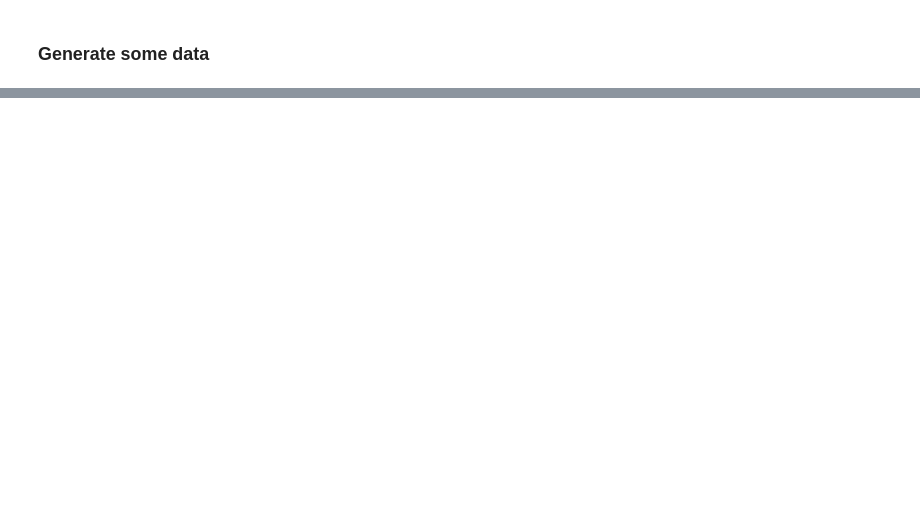
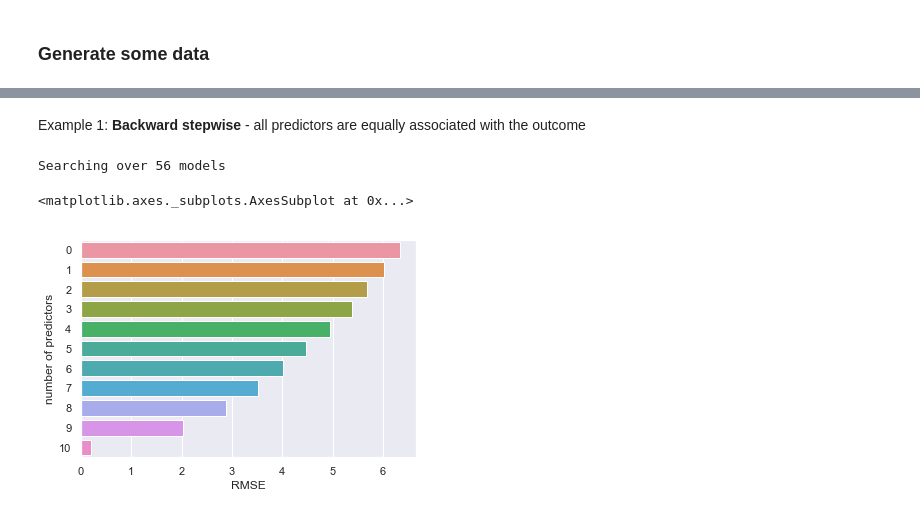
Before and after one commit to coxy1989/mlsabbatical, a Jupyter notebook: notebooks/algorithms/stepwise_selection.ipynb, the cells around one changed output, grey strips where cells are left out. Saved outputs shown, nothing was run; the diff lists cells and outputs as text; code cells hidden in the pictures; blank space fills up the shorter version.

```diff
--- a/notebooks/algorithms/stepwise_selection.ipynb
+++ b/notebooks/algorithms/stepwise_selection.ipynb
@@ -87,0 +111,24 @@ y = X @ beta
+# %% [markdown]
+Example 1: **Backward stepwise** - all predictors are equally associated with the outcome
+# %%
+# generate data
+n = 10000
+p = 10
+beta = np.repeat(2, p)
+train, test = generate_example_data(n, p, beta, 0.2)
+
+# Search for best predictors with training set
+train_X, train_y = train.drop('y', axis=1), train.y
+scores, models, vectors = stepwise(train_X ,train_y, forward=False)
+
+# Evaluate best predictors with test set
+test_X, test_y = test.drop('y', axis=1), test.y
+rmses = compute_rmses(models, vectors, test_X.values, test_y.values, False)
+
+# plot error vs number of predictors
+bar_df = pd.DataFrame({'RMSE' : rmses, 'number of predictors' : list(reversed(range(0,len(rmses))))})
+sns.barplot(y='number of predictors', x='RMSE', data=bar_df, orient='h')
+# %% [output]
+Searching over 56 models
+<matplotlib.axes._subplots.AxesSubplot at 0x...>
+[figure, added]
```
Also changed, not shown: parts of 10 cells of this notebook.
